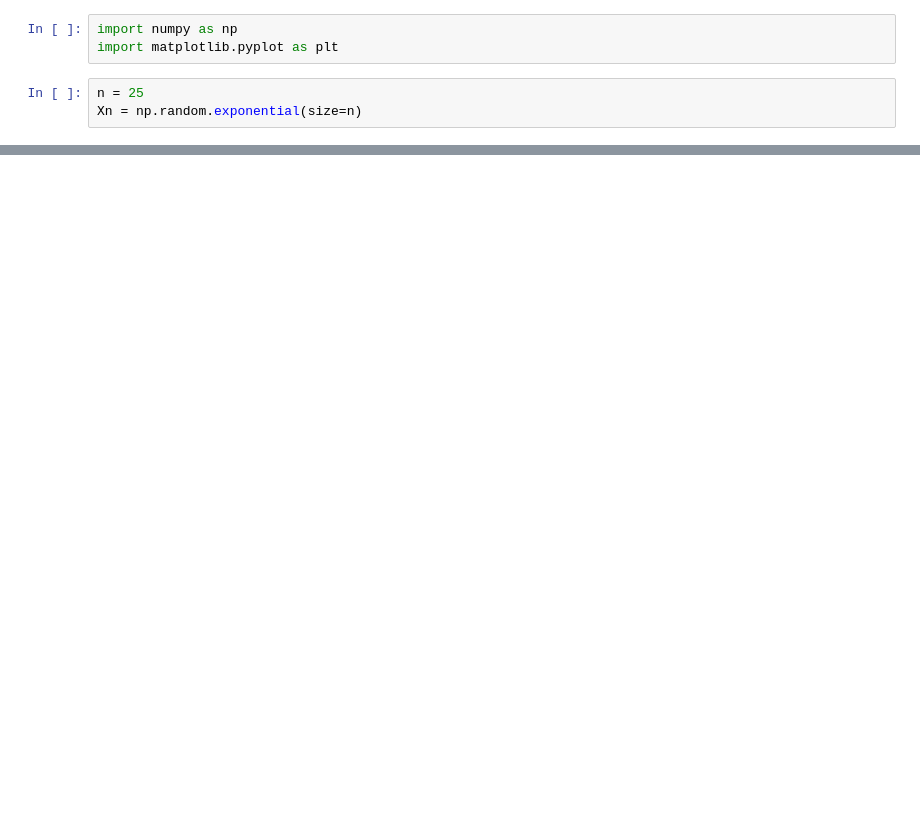
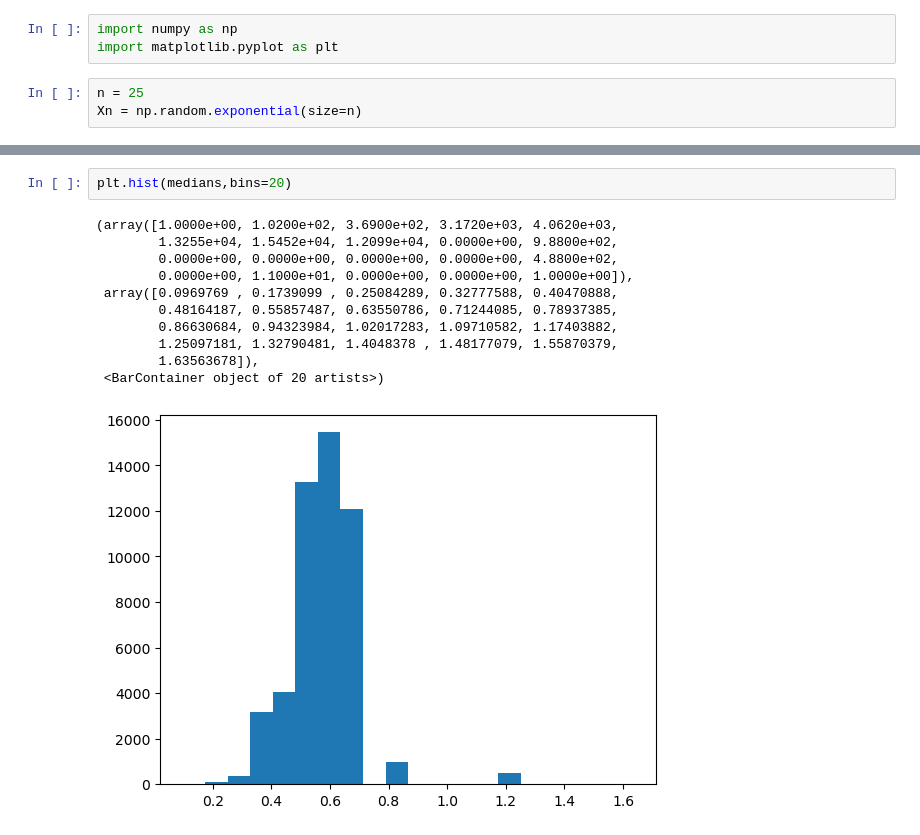
Before and after one commit to 4eburxn/Mstat, a Jupyter notebook: T2.ipynb, the cells around one changed output, grey strips where cells are left out. Saved outputs shown, nothing was run; the diff lists cells and outputs as text; blank space fills up the shorter version.

```diff
--- a/T2.ipynb
+++ b/T2.ipynb
@@ -90,0 +134,14 @@ It would save me a lot of time if you just gave up and went mad now.
+# %%
+plt.hist(medians,bins=20)
+# %% [output]
+(array([1.0000e+00, 1.0200e+02, 3.6900e+02, 3.1720e+03, 4.0620e+03,
+        1.3255e+04, 1.5452e+04, 1.2099e+04, 0.0000e+00, 9.8800e+02,
+        0.0000e+00, 0.0000e+00, 0.0000e+00, 0.0000e+00, 4.8800e+02,
+        0.0000e+00, 1.1000e+01, 0.0000e+00, 0.0000e+00, 1.0000e+00]),
+ array([0.0969769 , 0.1739099 , 0.25084289, 0.32777588, 0.40470888,
+        0.48164187, 0.55857487, 0.63550786, 0.71244085, 0.78937385,
+        0.86630684, 0.94323984, 1.02017283, 1.09710582, 1.17403882,
+        1.25097181, 1.32790481, 1.4048378 , 1.48177079, 1.55870379,
+        1.63563678]),
+ <BarContainer object of 20 artists>)
+[figure, added]
```
Also changed, not shown: parts of 11 cells of this notebook.
